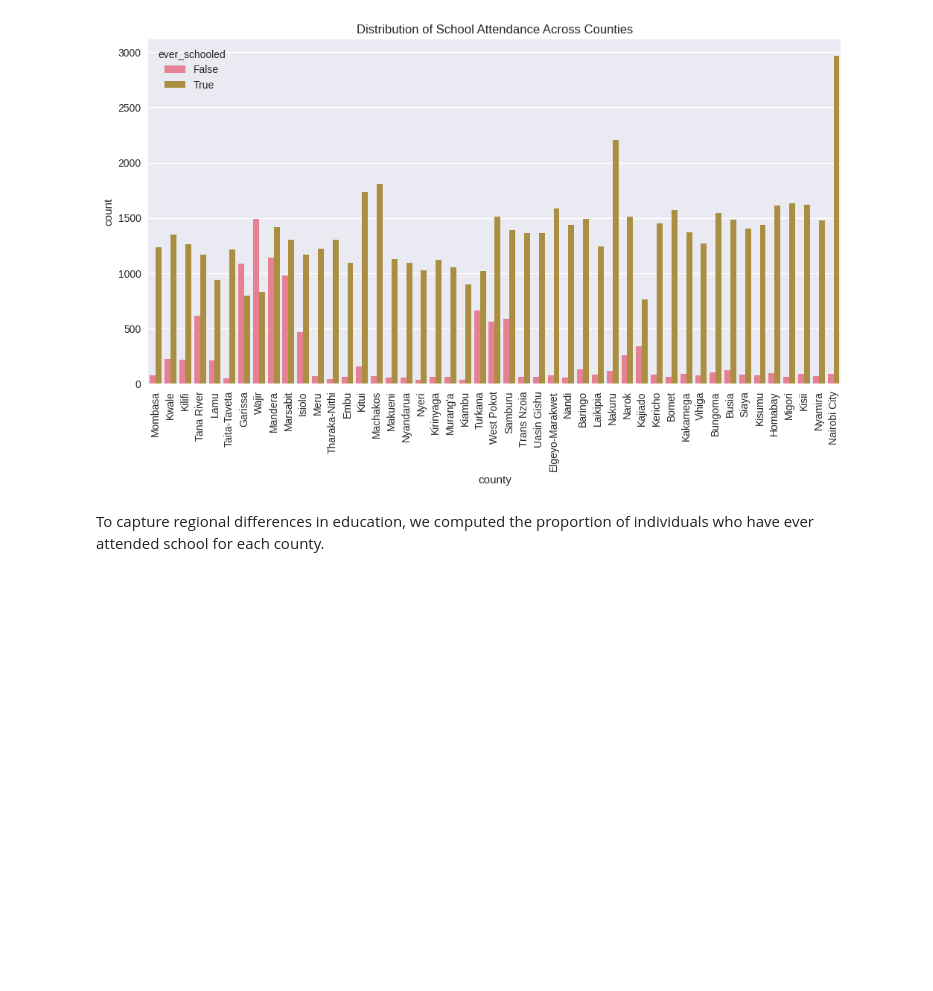
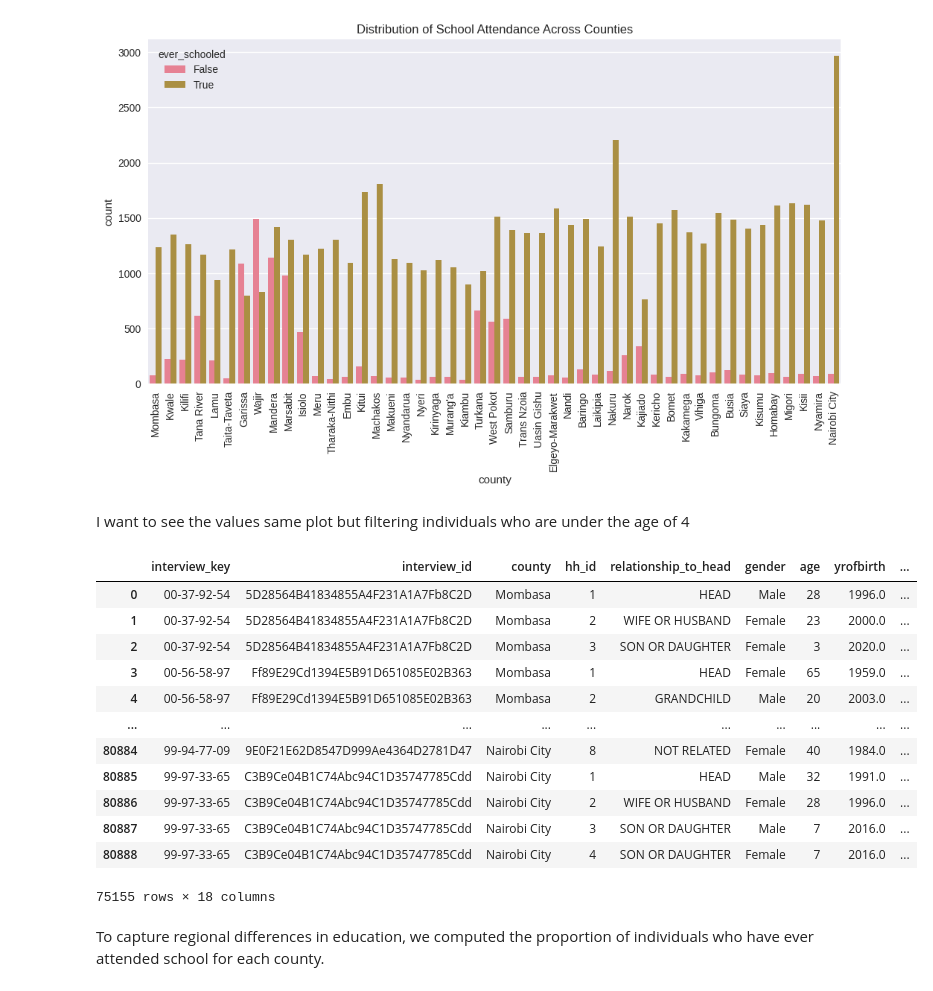
Before and after one commit to silprosa/fynesse_mlfc, a Jupyter notebook: notebooks/Education.ipynb, the cells around one changed output. Drawn from its saved outputs; the diff is of its cells as text; code cells hidden in the pictures; blank space fills up the shorter version.

```diff
--- a/notebooks/Education.ipynb
+++ b/notebooks/Education.ipynb
@@ -283,6 +283,24 @@ plt.title("Distribution of School Attendance Across Counties")
 plt.show()
 # %% [output]
 [figure]
+# %% [markdown]
+I want to see the values same plot but filtering individuals who are under the age of 4
+# %%
+person
+# %% [output]
+|  | interview_key | interview_id | county | hh_id | relationship_to_head | gender | age | yrofbirth | ... |
+| 0 | 00-37-92-54 | 5D28564B41834855A4F231A1A7Fb8C2D | Mombasa | 1 | HEAD | Male | 28 | 1996.0 | ... |
+| 1 | 00-37-92-54 | 5D28564B41834855A4F231A1A7Fb8C2D | Mombasa | 2 | WIFE OR HUSBAND | Female | 23 | 2000.0 | ... |
+| 2 | 00-37-92-54 | 5D28564B41834855A4F231A1A7Fb8C2D | Mombasa | 3 | SON OR DAUGHTER | Female | 3 | 2020.0 | ... |
+| 3 | 00-56-58-97 | Ff89E29Cd1394E5B91D651085E02B363 | Mombasa | 1 | HEAD | Female | 65 | 1959.0 | ... |
+| 4 | 00-56-58-97 | Ff89E29Cd1394E5B91D651085E02B363 | Mombasa | 2 | GRANDCHILD | Male | 20 | 2003.0 | ... |
+| ... | ... | ... | ... | ... | ... | ... | ... | ... | ... |
+| 80884 | 99-94-77-09 | 9E0F21E62D8547D999Ae4364D2781D47 | Nairobi City | 8 | NOT RELATED | Female | 40 | 1984.0 | ... |
+| 80885 | 99-97-33-65 | C3B9Ce04B1C74Abc94C1D35747785Cdd | Nairobi City | 1 | HEAD | Male | 32 | 1991.0 | ... |
+| 80886 | 99-97-33-65 | C3B9Ce04B1C74Abc94C1D35747785Cdd | Nairobi City | 2 | WIFE OR HUSBAND | Female | 28 | 1996.0 | ... |
+| 80887 | 99-97-33-65 | C3B9Ce04B1C74Abc94C1D35747785Cdd | Nairobi City | 3 | SON OR DAUGHTER | Male | 7 | 2016.0 | ... |
+| 80888 | 99-97-33-65 | C3B9Ce04B1C74Abc94C1D35747785Cdd | Nairobi City | 4 | SON OR DAUGHTER | Female | 7 | 2016.0 | ... |
+75155 rows × 18 columns
 # %% [markdown]
 To capture regional differences in education, we computed the proportion of individuals who have ever attended school for each county.
 # %%
```
Also changed, not shown: parts of 23 cells of this notebook.
